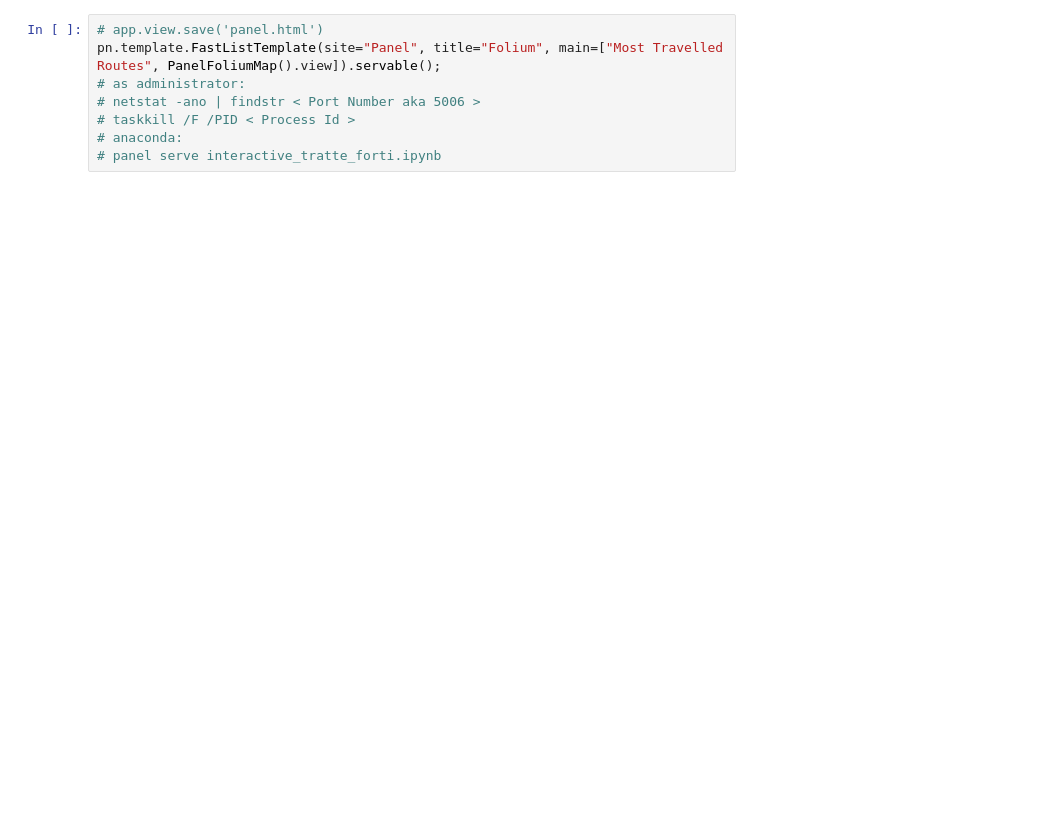
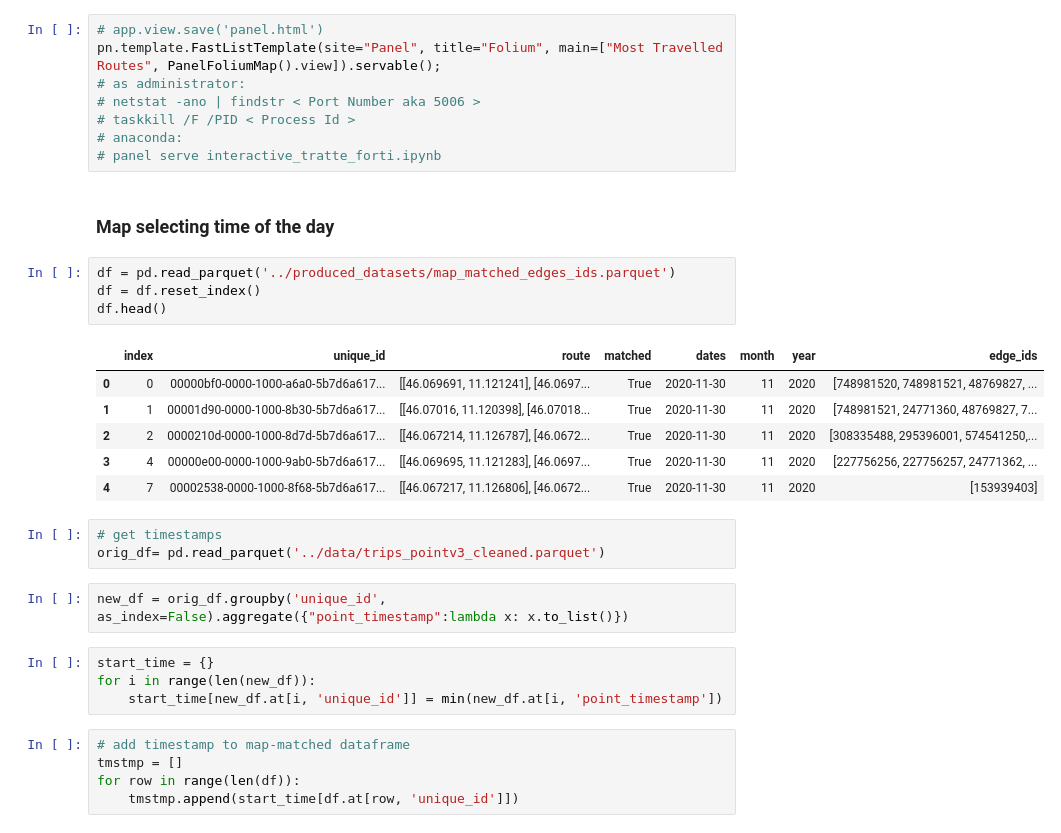
Before and after one commit to dclfbk/escooter_trento, a Jupyter notebook: code/interactive_tratte_forti.ipynb, the cells around one changed output. Drawn from its saved outputs; the diff is of its cells as text; blank space fills up the shorter version.

Commit message:
added time choice for visualization

```diff
--- a/code/interactive_tratte_forti.ipynb
+++ b/code/interactive_tratte_forti.ipynb
@@ -325,3 +331,30 @@ pn.template.FastListTemplate(site="Panel", title="Folium", main=["Most Travelled
 # taskkill /F /PID < Process Id >
 # anaconda:
 # panel serve interactive_tratte_forti.ipynb
+# %% [markdown]
+### Map selecting time of the day
+# %%
+df = pd.read_parquet('../produced_datasets/map_matched_edges_ids.parquet')
+df = df.reset_index()
+df.head()
+# %% [output]
+|  | index | unique_id | route | matched | dates | month | year | edge_ids |
+| 0 | 0 | 00000bf0-0000-1000-a6a0-5b7d6a617... | [[46.069691, 11.121241], [46.0697... | True | 2020-11-30 | 11 | 2020 | [748981520, 748981521, 48769827, ... |
+| 1 | 1 | 00001d90-0000-1000-8b30-5b7d6a617... | [[46.07016, 11.120398], [46.07018... | True | 2020-11-30 | 11 | 2020 | [748981521, 24771360, 48769827, 7... |
+| 2 | 2 | 0000210d-0000-1000-8d7d-5b7d6a617... | [[46.067214, 11.126787], [46.0672... | True | 2020-11-30 | 11 | 2020 | [308335488, 295396001, 574541250,... |
+| 3 | 4 | 00000e00-0000-1000-9ab0-5b7d6a617... | [[46.069695, 11.121283], [46.0697... | True | 2020-11-30 | 11 | 2020 | [227756256, 227756257, 24771362, ... |
+| 4 | 7 | 00002538-0000-1000-8f68-5b7d6a617... | [[46.067217, 11.126806], [46.0672... | True | 2020-11-30 | 11 | 2020 | [153939403] |
+# %%
+# get timestamps
+orig_df= pd.read_parquet('../data/trips_pointv3_cleaned.parquet')
+# %%
+new_df = orig_df.groupby('unique_id', as_index=False).aggregate({"point_timestamp":lambda x: x.to_list()})
+# %%
+start_time = {}
+for i in range(len(new_df)):
+    start_time[new_df.at[i, 'unique_id']] = min(new_df.at[i, 'point_timestamp'])
+# %%
+# add timestamp to map-matched dataframe
+tmstmp = []
+for row in range(len(df)):
+    tmstmp.append(start_time[df.at[row, 'unique_id']])
```
Also changed, not shown: parts of 9 cells of this notebook, 1 other file.
